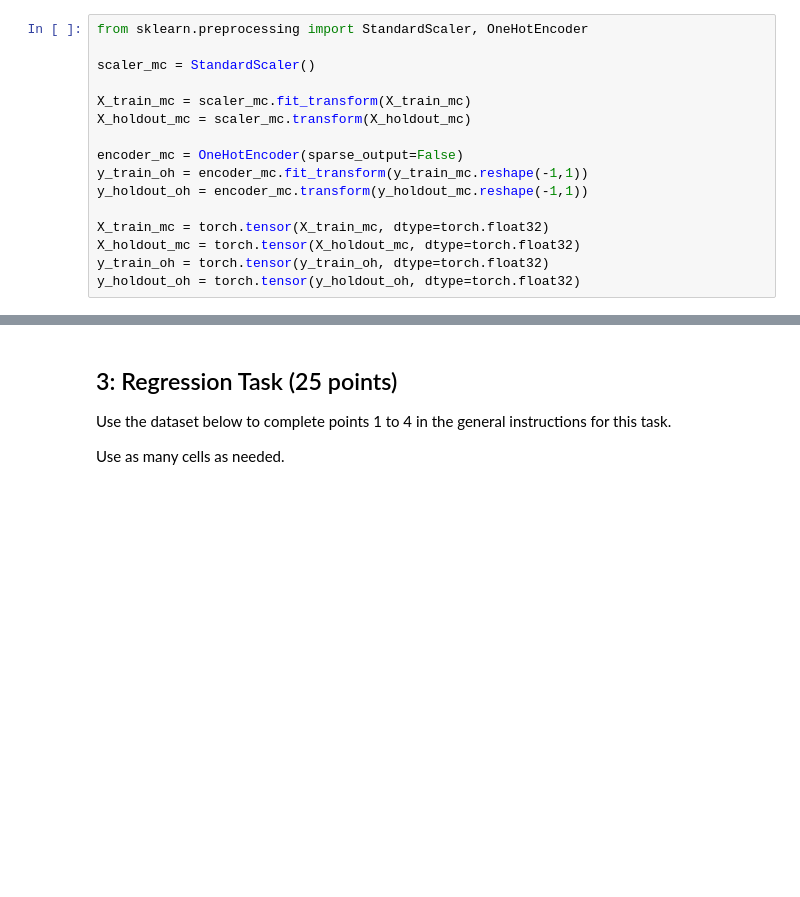
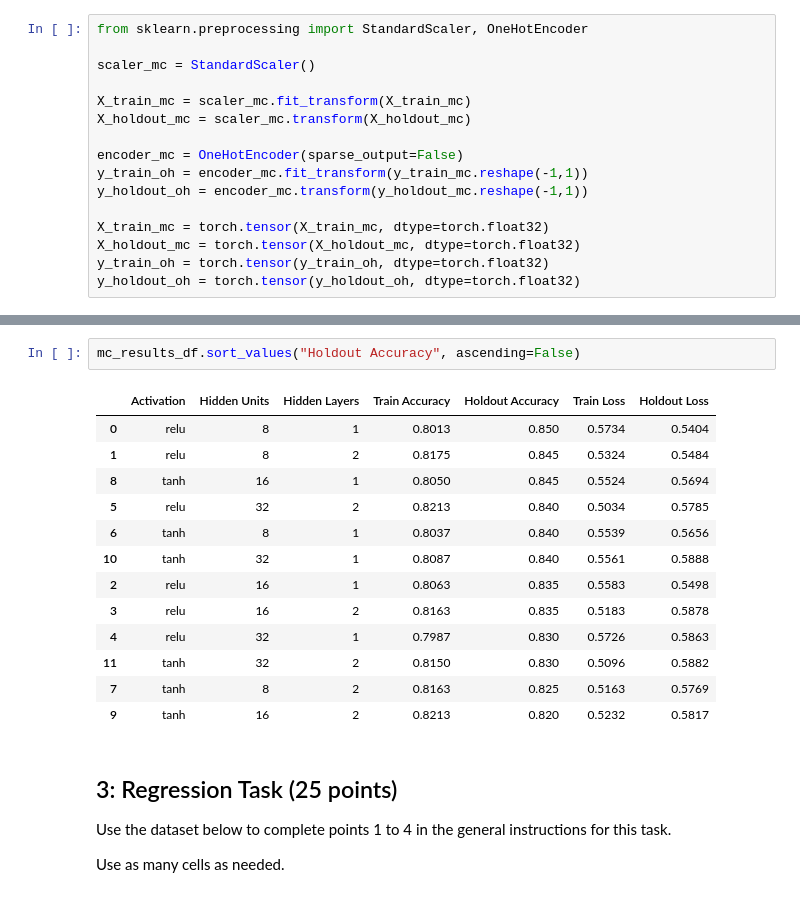
Before and after one commit to MaxGuryan9/Manual-MLPS-Lab-DS4022, a Jupyter notebook: 04-manual-mlps.ipynb, the cells around one changed output, grey strips where cells are left out. Drawn from its saved outputs; the diff is of its cells as text; blank space fills up the shorter version.

```diff
--- a/04-manual-mlps.ipynb
+++ b/04-manual-mlps.ipynb
@@ -394,3 +471,19 @@ class MultiClassMLP(nn.Module):
+# %%
+mc_results_df.sort_values("Holdout Accuracy", ascending=False)
+# %% [output]
+|  | Activation | Hidden Units | Hidden Layers | Train Accuracy | Holdout Accuracy | Train Loss | Holdout Loss |
+| 0 | relu | 8 | 1 | 0.8013 | 0.850 | 0.5734 | 0.5404 |
+| 1 | relu | 8 | 2 | 0.8175 | 0.845 | 0.5324 | 0.5484 |
+| 8 | tanh | 16 | 1 | 0.8050 | 0.845 | 0.5524 | 0.5694 |
+| 5 | relu | 32 | 2 | 0.8213 | 0.840 | 0.5034 | 0.5785 |
+| 6 | tanh | 8 | 1 | 0.8037 | 0.840 | 0.5539 | 0.5656 |
+| 10 | tanh | 32 | 1 | 0.8087 | 0.840 | 0.5561 | 0.5888 |
+| 2 | relu | 16 | 1 | 0.8063 | 0.835 | 0.5583 | 0.5498 |
+| 3 | relu | 16 | 2 | 0.8163 | 0.835 | 0.5183 | 0.5878 |
+| 4 | relu | 32 | 1 | 0.7987 | 0.830 | 0.5726 | 0.5863 |
+| 11 | tanh | 32 | 2 | 0.8150 | 0.830 | 0.5096 | 0.5882 |
+| 7 | tanh | 8 | 2 | 0.8163 | 0.825 | 0.5163 | 0.5769 |
+| 9 | tanh | 16 | 2 | 0.8213 | 0.820 | 0.5232 | 0.5817 |
 # %% [markdown]
 ## 3: Regression Task (25 points)
 
```
Also changed, not shown: parts of 3 cells of this notebook.
